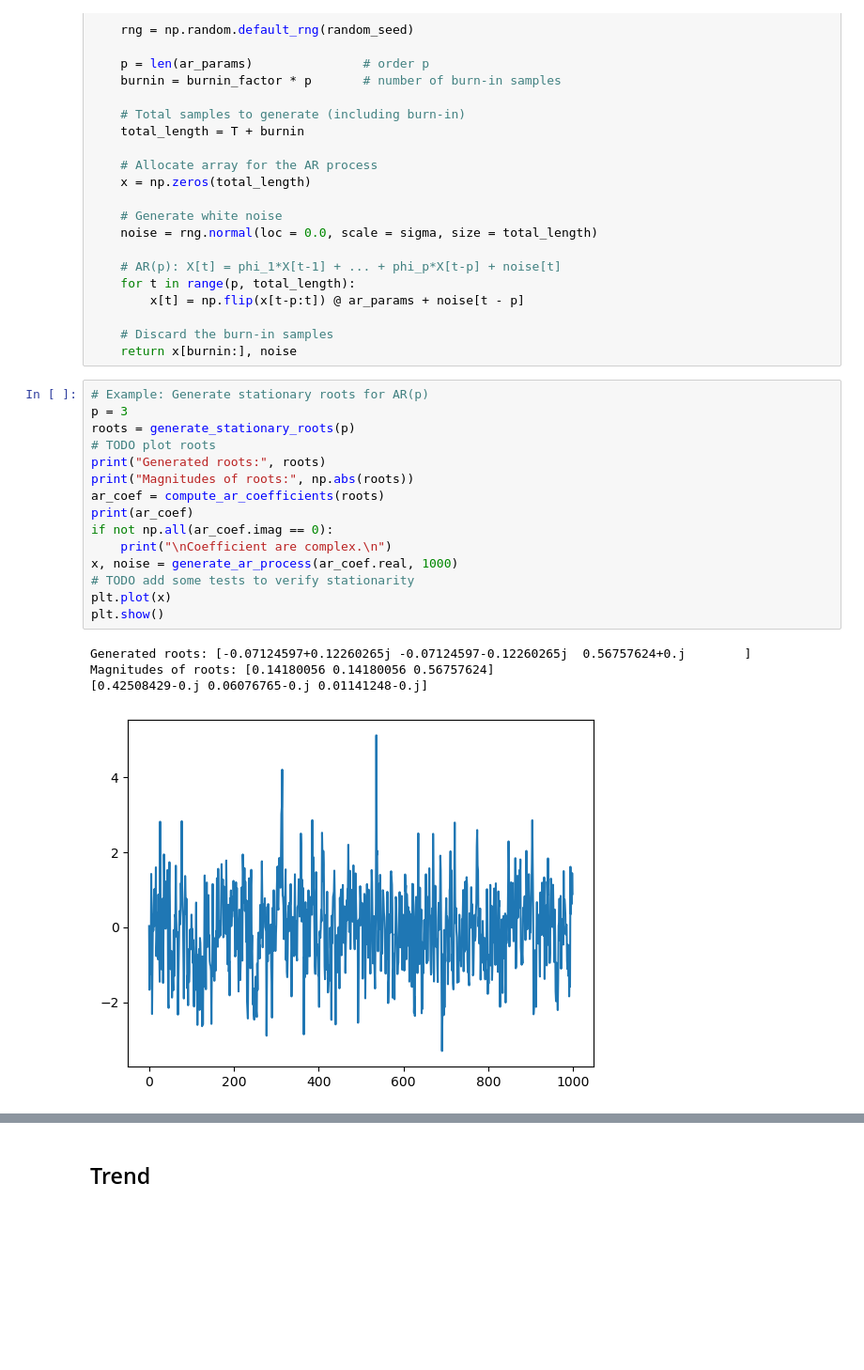
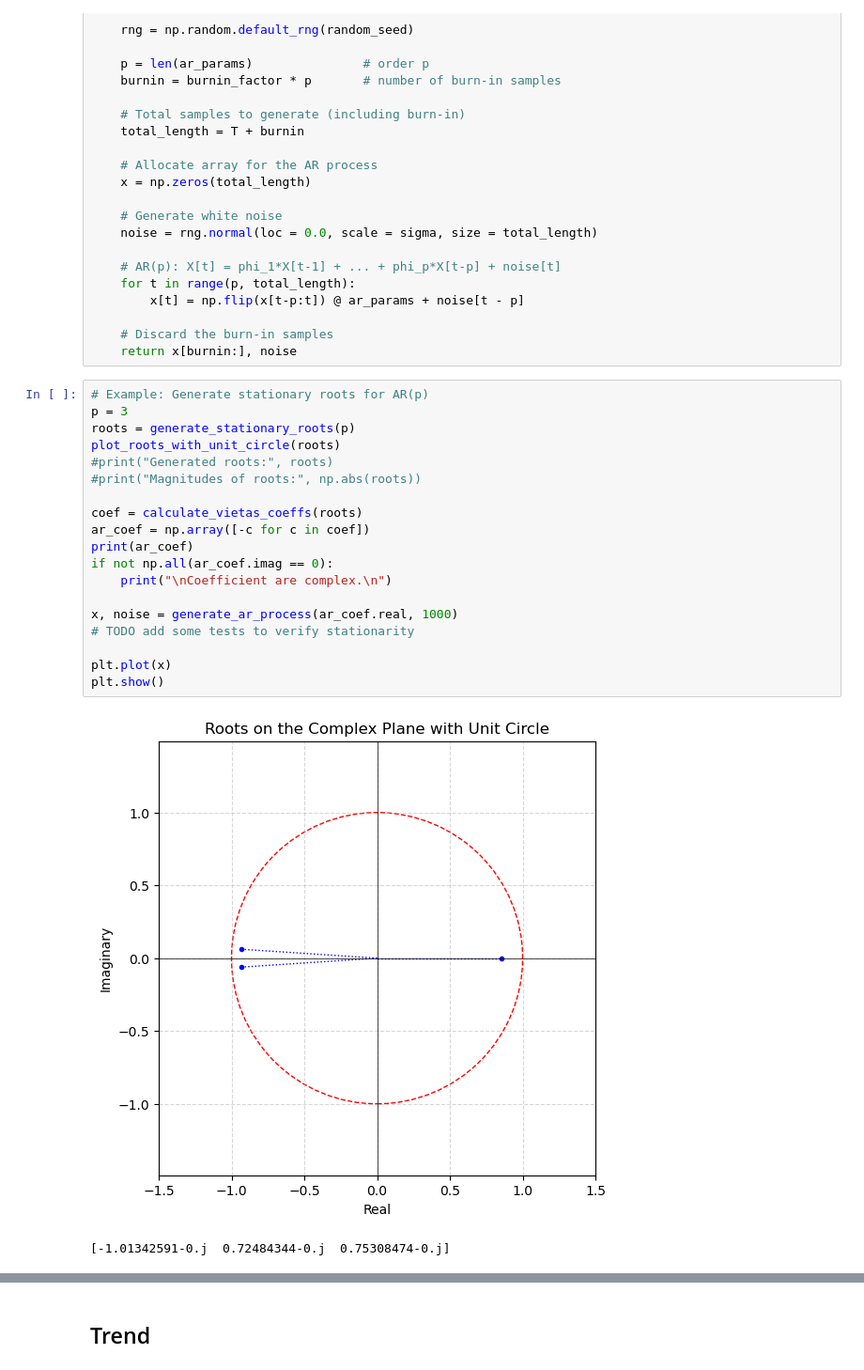
Before and after one commit to reebme/time-imputation-benchmark, a Jupyter notebook: Notebooks/01_Prepare_Data.ipynb, the cells around one changed output, grey strips where cells are left out. Shown at 94% size. Cells and saved outputs as stored; diff of their text form; blank space fills up the shorter version.

Commit message:
Change the function calculating AR coefficients.

```diff
--- a/Notebooks/01_Prepare_Data.ipynb
+++ b/Notebooks/01_Prepare_Data.ipynb
@@ -393,20 +393,22 @@ def generate_ar_process(ar_params, T, burnin_factor = 10, sigma = 1.0, random_se
 # %%
 # Example: Generate stationary roots for AR(p)
 p = 3
 roots = generate_stationary_roots(p)
-# TODO plot roots
-print("Generated roots:", roots)
-print("Magnitudes of roots:", np.abs(roots))
-ar_coef = compute_ar_coefficients(roots)
+plot_roots_with_unit_circle(roots)
+#print("Generated roots:", roots)
+#print("Magnitudes of roots:", np.abs(roots))
+
+coef = calculate_vietas_coeffs(roots)
+ar_coef = np.array([-c for c in coef])
 print(ar_coef)
 if not np.all(ar_coef.imag == 0):
     print("\nCoefficient are complex.\n")
+
 x, noise = generate_ar_process(ar_coef.real, 1000)
 # TODO add some tests to verify stationarity
+
 plt.plot(x)
 plt.show()
 # %% [output]
+[figure, new version]
-Generated roots: [-0.07124597+0.12260265j -0.07124597-0.12260265j  0.56757624+0.j        ]
-Magnitudes of roots: [0.14180056 0.14180056 0.56757624]
-[0.42508429-0.j 0.06076765-0.j 0.01141248-0.j]
+[-1.01342591-0.j  0.72484344-0.j  0.75308474-0.j]
-[figure, old version]
```
Also changed, not shown: parts of 1 cell of this notebook.
